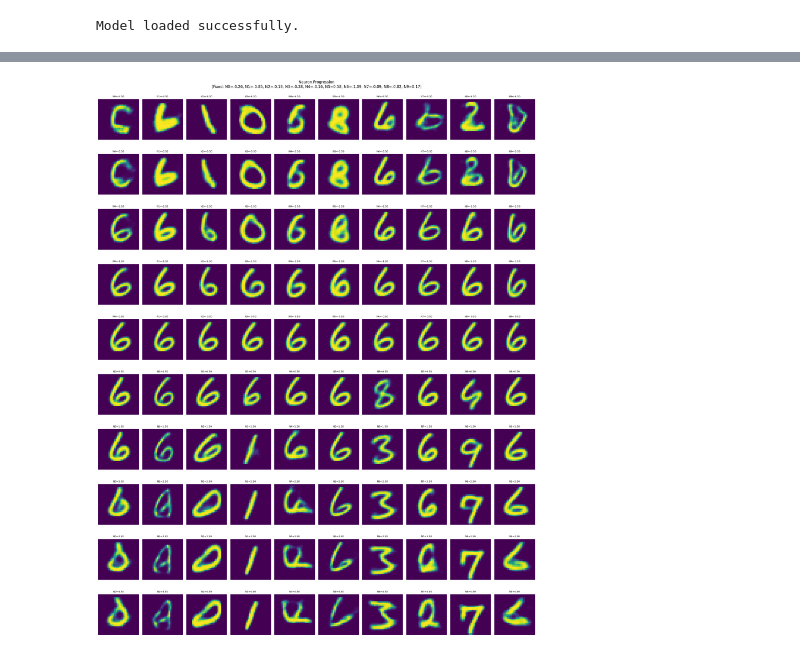
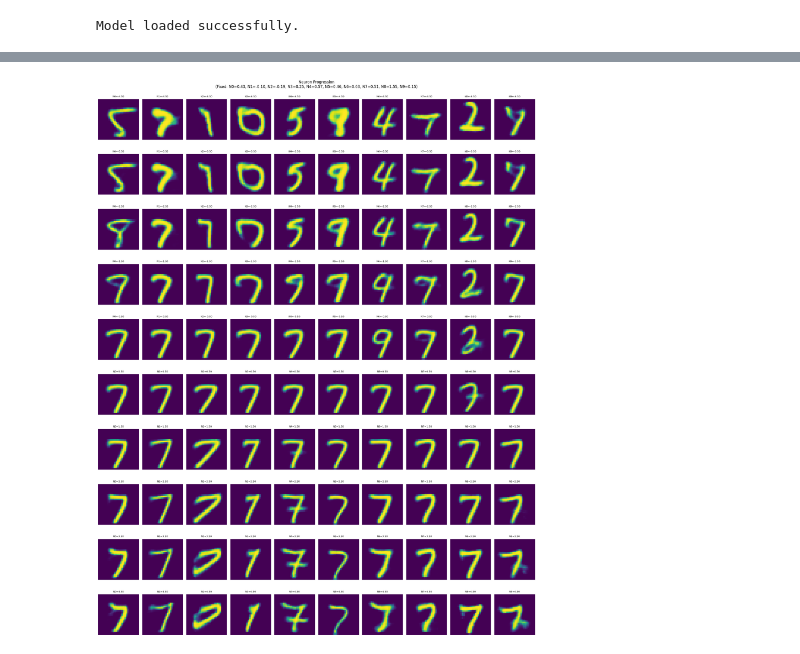
Before and after one commit to egorpol/nnstuff, a Jupyter notebook: mnist_vae/mnist_vae-4_inference.ipynb, the cells around one changed output, grey strips where cells are left out. Cells and saved outputs as stored; diff of their text form; code cells hidden in the pictures.

```diff
--- a/mnist_vae/mnist_vae-4_inference.ipynb
+++ b/mnist_vae/mnist_vae-4_inference.ipynb
@@ -302,41 +321,41 @@ def generate_images_with_neuron_progression(model, neurons_to_iterate, neuron_va
                 z[:, neuron] = value
 
             iterated_value = start_value + (end_value - start_value) * step / (steps - 1)
 
             for col, neuron_to_iterate in enumerate(neurons_to_iterate):
                 z_neuron = z.clone()
                 z_neuron[:, neuron_to_iterate] = iterated_value
 
                 generated_images = model.decode(z_neuron).cpu()
 
                 ax = axes[step, col]
                 ax.imshow(generated_images[0].squeeze(), cmap='viridis')
                 ax.axis('off')
                 ax.set_title(f"N{neuron_to_iterate}={iterated_value:.2f}", fontsize=8)  # Reduced font size
 
         manipulated_info = ", ".join([f"N{n}={v:.2f}" for n, v in neuron_values.items()])
         plt.suptitle(f"Neuron Progression\n(Fixed: {manipulated_info})", fontsize=12, y=1.02)  # Added line break and adjusted y position
 
         plt.tight_layout()
         plt.subplots_adjust(top=0.999)  # Adjust top margin
         plt.show()
 
 # Example usage:
 neuron_values = {
-    0: -0.258041,
-    1: -0.847275,
-    2: -0.182141,
-    3: -0.381463,
-    4: -0.157279,
-    5: 0.583203,
-    6: -1.093440,
-    7: -0.085534,
-    8: -0.818050,
-    9: 0.172029,
+    0: 0.429669,
+    1: -0.097193,
+    2: -0.193509,
+    3: 0.252150,
+    4: 0.570354,
+    5: 0.455989,
+    6: 0.626408,
+    7: 0.511400,
+    8: 1.546883,
+    9: 0.147519,
 }
 neurons_to_iterate = all  # Use 'all' to iterate over all neurons in neuron_values, a single neuron number or a list can be used as well
 start_value = -4.5  # Start of the range
 end_value = 4.5  # End of the range
 generate_images_with_neuron_progression(model, neurons_to_iterate, neuron_values, num_images=1, steps=10, start_value=start_value, end_value=end_value)
 # %% [output]
-[figure, old version]
+[figure, new version]
```
Also changed, not shown: parts of 14 cells of this notebook, 3 other files.
